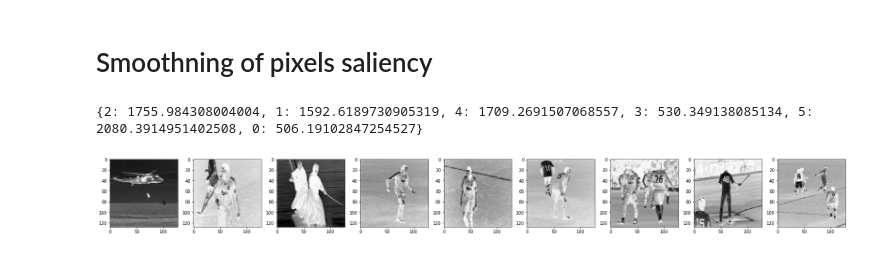
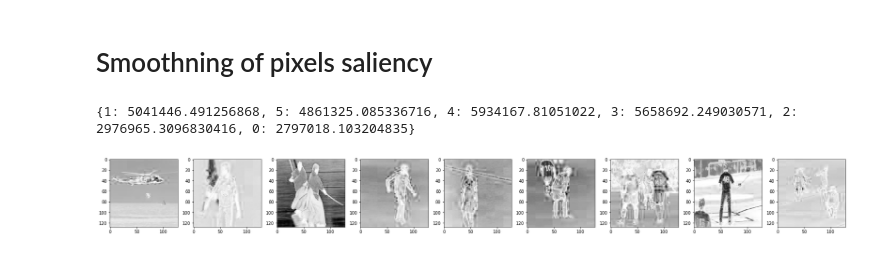
Before and after one commit to KKC28/Advance-Computer-Vision, a Jupyter notebook: Cluster Based Co-Saliency Detection Algorithm.ipynb, the cells around one changed output. Saved outputs shown, nothing was run; the diff lists cells and outputs as text; code cells hidden in the pictures.

```diff
--- a/Cluster Based Co-Saliency Detection Algorithm.ipynb
+++ b/Cluster Based Co-Saliency Detection Algorithm.ipynb
@@ -97,9 +87,12 @@ plt.show()
 [figure]
 # %%
 #clustering all pixels
+for i in range(len(all_pixels)):
+    temp=all_pixels[i][2]
+    all_pixels[i][2]=color.rgb2lab([[temp]])[0][0]
 
-# pixels=np.array([i[2] for i in all_pixels]) #RGB Space  RGB space eperformed better
-pixels=np.array([color.rgb2lab([[i[2]]])[0][0] for i in all_pixels]) #Lab Space
+pixels=np.array([i[2] for i in all_pixels]) #RGB Space  RGB space eperformed better
+# pixels=np.array([color.rgb2lab([[i[2]]])[0][0] for i in all_pixels]) #Lab Space
 print(pixels.shape)
 
 n_clusters =6 #intra image
@@ -152,14 +145,16 @@ plt.show()
 # %%
 # spatial cue for each cluster and image
 
-SC={}
-sigma=182 # diagonal distance 128*1.414
+SC={} #storing final spatial cue for each cluster
+variance=182 # diagonal distance 128*1.414
 for i in range(len(all_pixels)):
     cluster_label=clt.labels_[i] #cluster to which the pixel belongs
     image_center=O[all_pixels[i][0]] # center of the images in which pixels is
     pixel_coor=all_pixels[i][1] # coordinate of the pixel in the image it is present
-    dis = -(distance.euclidean(pixel_coor,image_center)/(2*sigma*sigma)) #calcluating normalized distance betwen pixels and origin
-    d=math.exp(dis)
+#     dis = -(distance.euclidean(pixel_coor,image_center)/(2*sigma*sigma)) #calcluating normalized distance betwen pixels and origin
+#     d=math.exp(dis)
+    dis=-(distance.euclidean(pixel_coor,image_center))/(2*variance)
+    d=math.exp(dis)*(1/((math.sqrt(2*3.14))*math.sqrt(variance)))
     if(cluster_label in SC):
         SC[cluster_label]+=d
     else:
@@ -205,6 +200,13 @@ for i in range(len(all_pixels)):
         CorresC[cluster_label]={}
         CorresC[cluster_label][photo_no]=1
 
+
+
+for key,values in CorresC.items():
+    for key_,values_ in values.items():
+        CorresC[key][key_]=CorresC[key][key_]/cluster_freq[key]
+
+
 print(CorresC)
 
 for key,value in CorresC.items():
@@ -298,12 +303,14 @@ plt.show()
 # %%
 # cluster variance calculation
 
+
+#calculating the distance of of pixels in a cluster from the cnetroid
 cluster_var={}
-for i in range(0,len(all_pixels)):  #increment in steps of 40000 for each pic
+for i in range(0,len(all_pixels)):
     cluster_label=clt.labels_[i] #  cluster lable of a given picxel
     cluster_center=clt.cluster_centers_[cluster_label] # center of a given cluster
     pixel=all_pixels[i][2]
-    dis =distance.euclidean(pixel,cluster_center) #calcluating distance betwen pixels and origin
+    dis =distance.euclidean(pixel,cluster_center) ** 2 #calcluating distance betwen pixels and origin
     if(cluster_label in cluster_var):
         cluster_var[cluster_label].append(dis)
     else:
@@ -312,40 +319,43 @@ for i in range(0,len(all_pixels)):  #increment in steps of 40000 for each pic
 
 
 for key,value in cluster_var.items():
-    res=statistics.variance(value)
+#     res=sum(value)/len(value)  #calculating variance of each cluster by avergaeing the distnaces
+#     res=statistics.variance(value)
+    res=sum(value)
     cluster_var[key]=res
 print(cluster_var)
 # %% [output]
-{2: 1755.984308004004, 1: 1592.6189730905319, 4: 1709.2691507068557, 3: 530.349138085134, 5: 2080.3914951402508, 0: 506.19102847254527}
+{1: 5041446.491256868, 5: 4861325.085336716, 4: 5934167.81051022, 3: 5658692.249030571, 2: 2976965.3096830416, 0: 2797018.103204835}
 # %%
 # smoothing saliency fo each pixel
 smoothend_pixels=[0 for i in range(len(all_pixels))]
 for i in range(0,len(all_pixels)):  #increment in steps of 40000 for each pic
-    Co_Saliency_image=[]
     for j in range(n_clusters):
         cluster_center=clt.cluster_centers_[j] # center of a given cluster
         pixel=all_pixels[i][2]
-        var=cluster_var[cluster_label]
-        dis = -(distance.euclidean(pixel,cluster_center)/(2*var*var)) #calcluating normalized distance betwen pixels and origin
-        d=math.exp(dis)
+        var=cluster_var[j]
+#         dis = -(distance.euclidean(pixel,cluster_center)/(2*var*var)) #calcluating normalized distance betwen pixels and origin
+#         d=math.exp(dis)
+        dis=-((distance.euclidean(pixel,cluster_center) ** 2)/(2*var))
+        d=math.exp(dis)*(1/((math.sqrt(2*3.14))*math.sqrt(var)))
         smoothend_pixels[i]+=d*Co_Saliency[j]
 
 # displaying the smoothened images
 rows = 1
 cols = 9
 a=0
 axes=[]
 fig=plt.figure(figsize=(25,3))
-for i in range(0,len(smoothend_pixels),16384):  #increment in steps of 40000 for each pic
+for i in range(0,len(smoothend_pixels),16384):
     smoothend_image=[]
     for j in range(i,i+16384):
         smoothend_image.append(smoothend_pixels[j])
 
     B = np.reshape(smoothend_image, (128, 128))
     axes.append( fig.add_subplot(rows, cols, a+1) )
     plt.imshow(B,cmap='gray')
     a+=1
 fig.tight_layout()
 plt.show()
 # %% [output]
-[figure, old version]
+[figure, new version]
```
Also changed, not shown: parts of 9 cells of this notebook, 6 other files.
